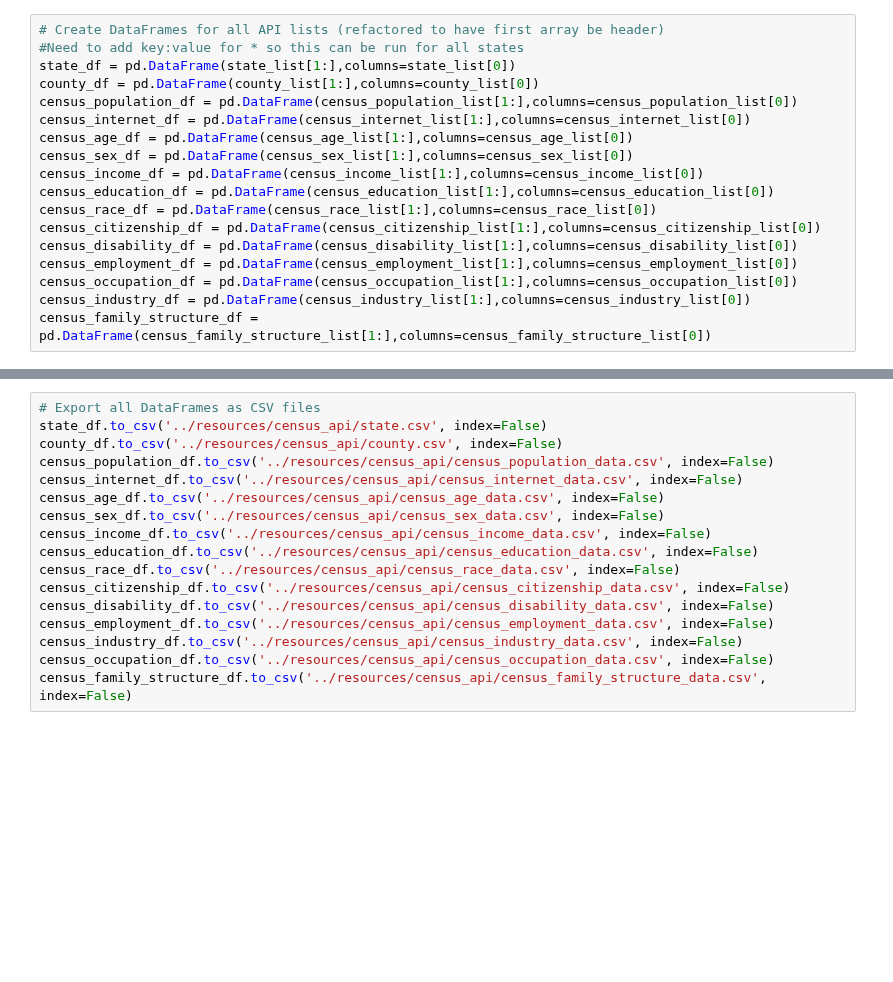
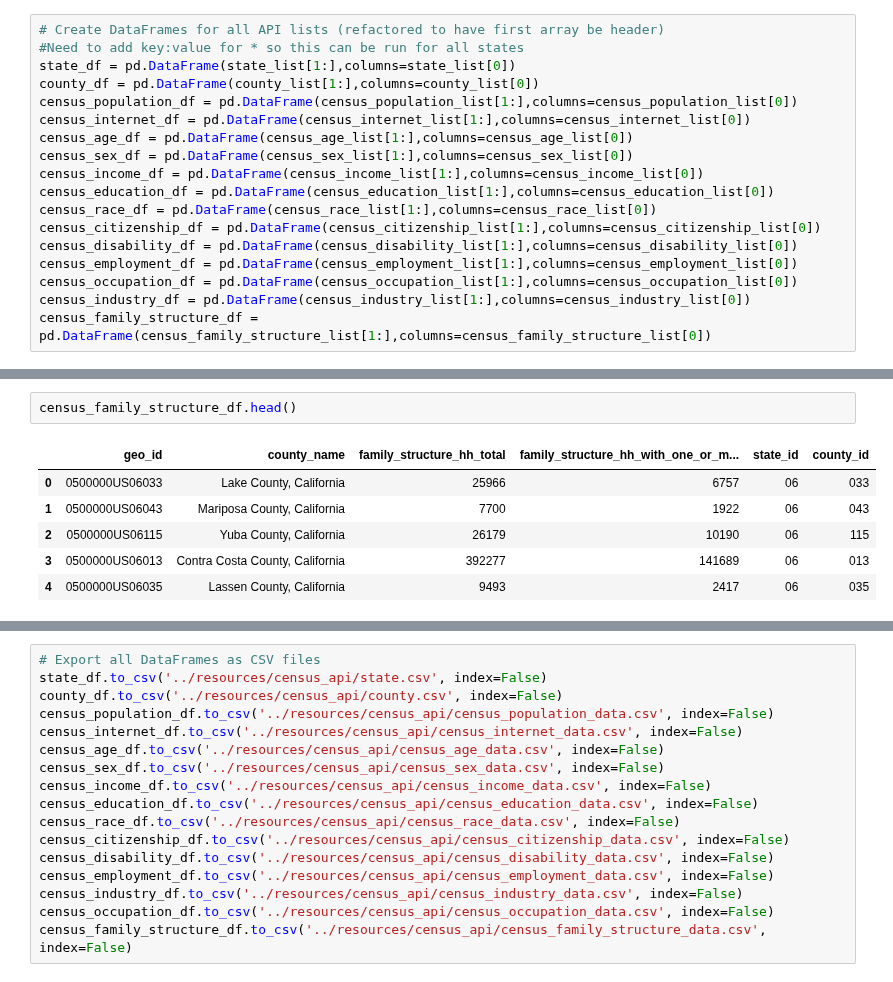
Before and after one commit to sloth143chunk/Internet_Access_Analysis, a Jupyter notebook: notebook/census_api.ipynb, the cells around one changed output, grey strips where cells are left out. Saved outputs shown, nothing was run; the diff lists cells and outputs as text; blank space fills up the shorter version.

```diff
--- a/notebook/census_api.ipynb
+++ b/notebook/census_api.ipynb
@@ -288,0 +309,9 @@ census_family_structure_df = pd.DataFrame(census_family_structure_list[1:],colum
+# %%
+census_family_structure_df.head()
+# %% [output]
+|  | geo_id | county_name | family_structure_hh_total | family_structure_hh_with_one_or_m... | state_id | county_id |
+| 0 | 0500000US06033 | Lake County, California | 25966 | 6757 | 06 | 033 |
+| 1 | 0500000US06043 | Mariposa County, California | 7700 | 1922 | 06 | 043 |
+| 2 | 0500000US06115 | Yuba County, California | 26179 | 10190 | 06 | 115 |
+| 3 | 0500000US06013 | Contra Costa County, California | 392277 | 141689 | 06 | 013 |
+| 4 | 0500000US06035 | Lassen County, California | 9493 | 2417 | 06 | 035 |
```
Also changed, not shown: parts of 6 cells of this notebook.
